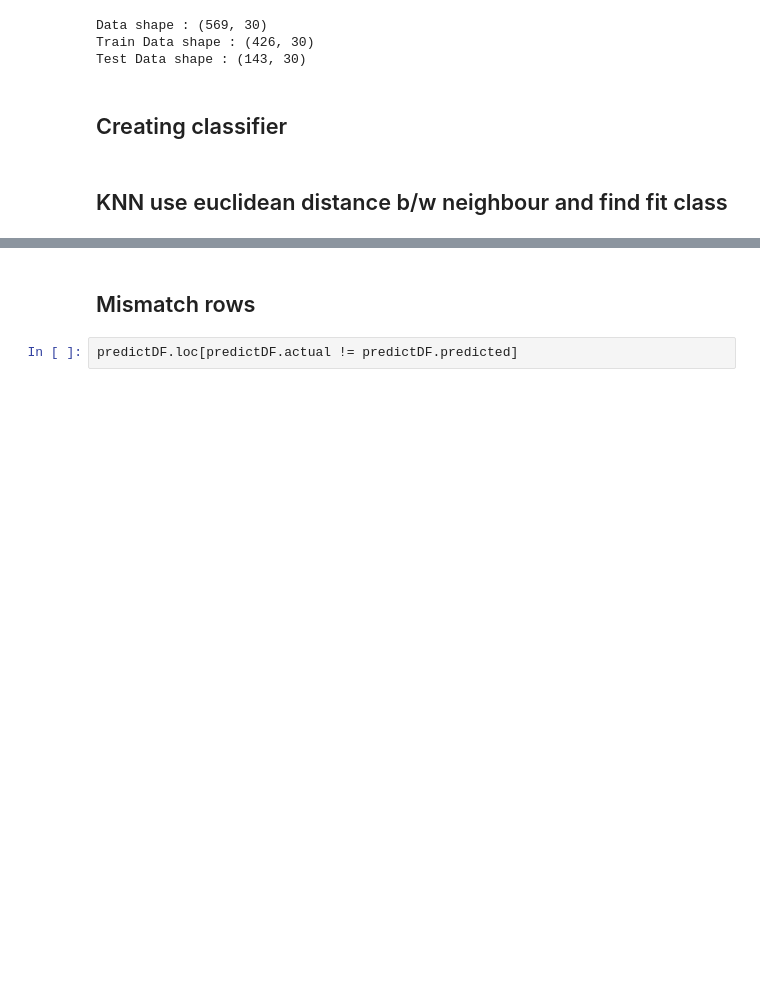
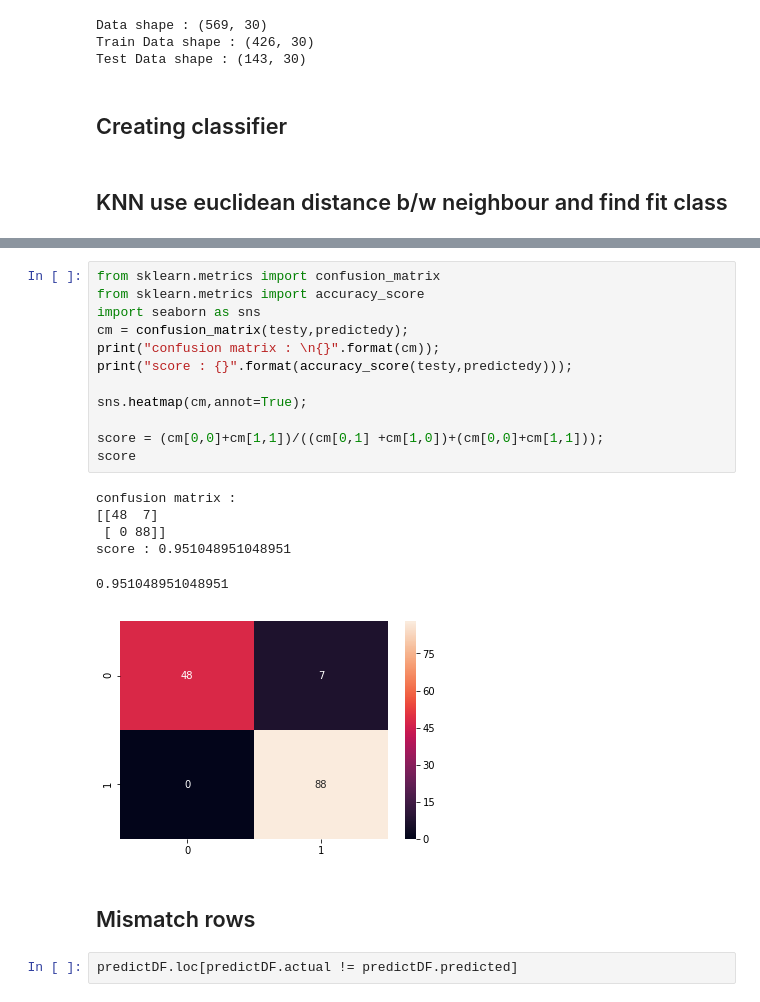
Before and after one commit to bharatadhikari88/python, a Jupyter notebook: supervise/classifier/knn/cancer.ipynb, the cells around one changed output, grey strips where cells are left out. Saved outputs shown, nothing was run; the diff lists cells and outputs as text; blank space fills up the shorter version.

```diff
--- a/supervise/classifier/cancer.ipynb
+++ b/supervise/classifier/knn/cancer.ipynb
@@ -97,3 +99,22 @@ Classification score : 0.951048951048951
+# %%
+from sklearn.metrics import confusion_matrix
+from sklearn.metrics import accuracy_score
+import seaborn as sns
+cm = confusion_matrix(testy,predictedy);
+print("confusion matrix : \n{}".format(cm));
+print("score : {}".format(accuracy_score(testy,predictedy)));
+
+sns.heatmap(cm,annot=True);
+
+score = (cm[0,0]+cm[1,1])/((cm[0,1] +cm[1,0])+(cm[0,0]+cm[1,1]));
+score
+# %% [output]
+confusion matrix :
+[[48  7]
+ [ 0 88]]
+score : 0.951048951048951
+0.951048951048951
+[figure, added]
 # %% [markdown]
 ## Mismatch rows
 # %%
```
Also changed, not shown: parts of 2 cells of this notebook, 10 other files.
